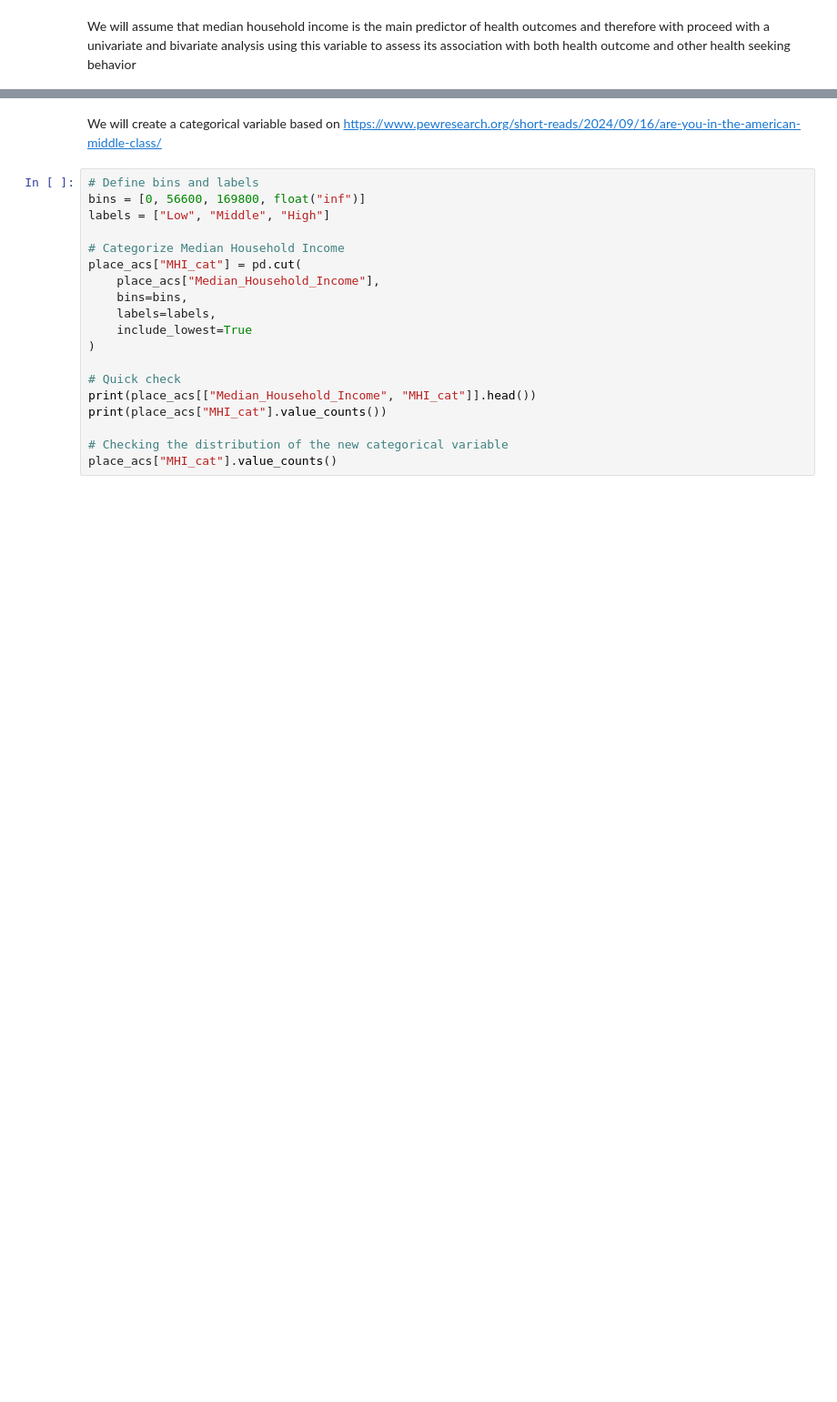
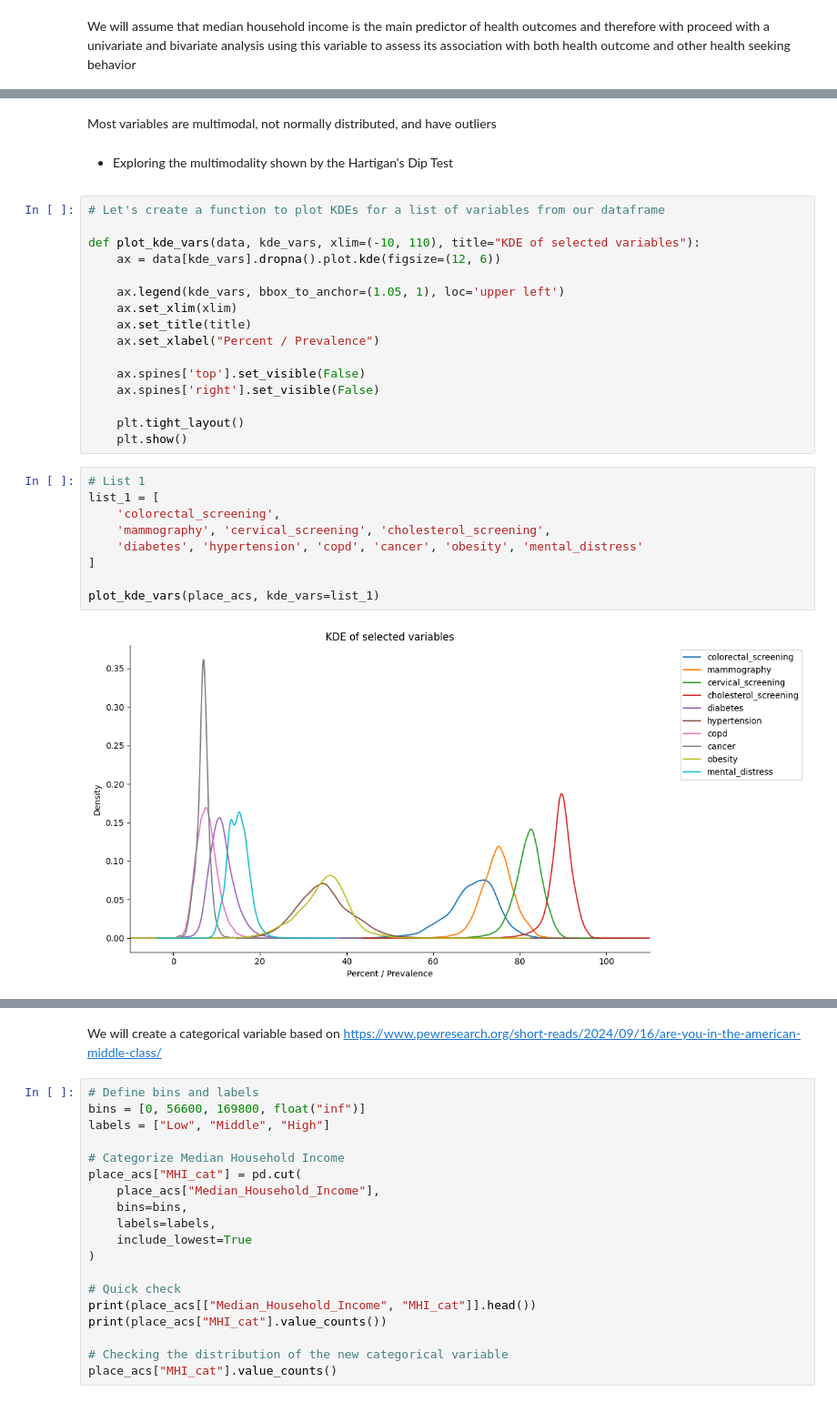
Before and after one commit to andrewnana/Python-data-cleaning-merging-visualization-and-modeling, a Jupyter notebook: acs-cdc.ipynb, the cells around one changed output, grey strips where cells are left out. Shown at 91% size. Cells and saved outputs as stored; diff of their text form; blank space fills up the shorter version.

```diff
--- a/acs-cdc.ipynb
+++ b/acs-cdc.ipynb
@@ -791,0 +822,33 @@ We will assume that median household income is the main predictor of health outc
+# %% [markdown]
+<span style="font-size:14px">Most variables are multimodal, not normally distributed, and have outliers
+# %% [markdown]
+<span style="font-size:14px">
+
+- Exploring the multimodality shown by the Hartigan's Dip Test
+# %%
+# Let's create a function to plot KDEs for a list of variables from our dataframe
+
+def plot_kde_vars(data, kde_vars, xlim=(-10, 110), title="KDE of selected variables"):
+    ax = data[kde_vars].dropna().plot.kde(figsize=(12, 6))
+
+    ax.legend(kde_vars, bbox_to_anchor=(1.05, 1), loc='upper left')
+    ax.set_xlim(xlim)
+    ax.set_title(title)
+    ax.set_xlabel("Percent / Prevalence")
+
+    ax.spines['top'].set_visible(False)
+    ax.spines['right'].set_visible(False)
+
+    plt.tight_layout()
+    plt.show()
+# %%
+# List 1
+list_1 = [
+    'colorectal_screening',
+    'mammography', 'cervical_screening', 'cholesterol_screening',
+    'diabetes', 'hypertension', 'copd', 'cancer', 'obesity', 'mental_distress'
+]
+
+plot_kde_vars(place_acs, kde_vars=list_1)
+# %% [output]
+[figure, added]
```
Also changed, not shown: parts of 36 cells of this notebook.
